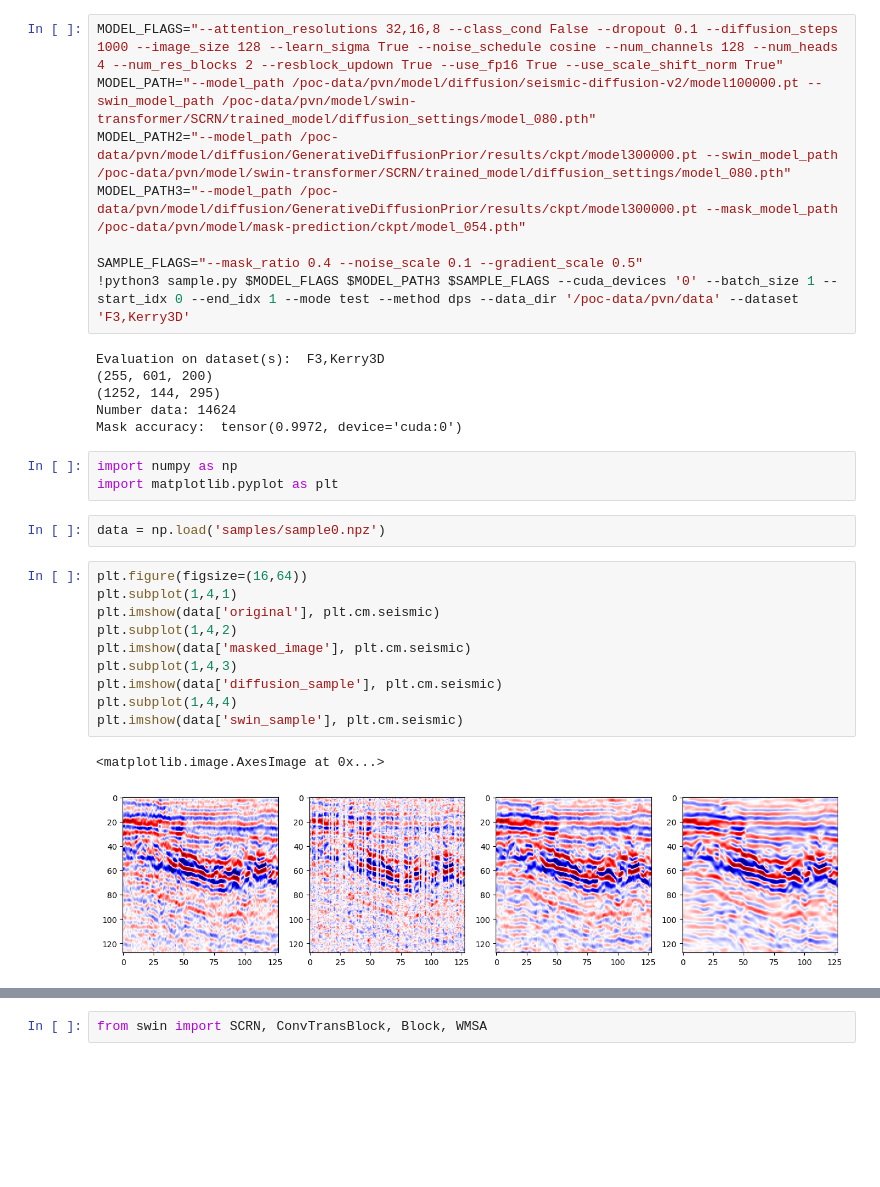
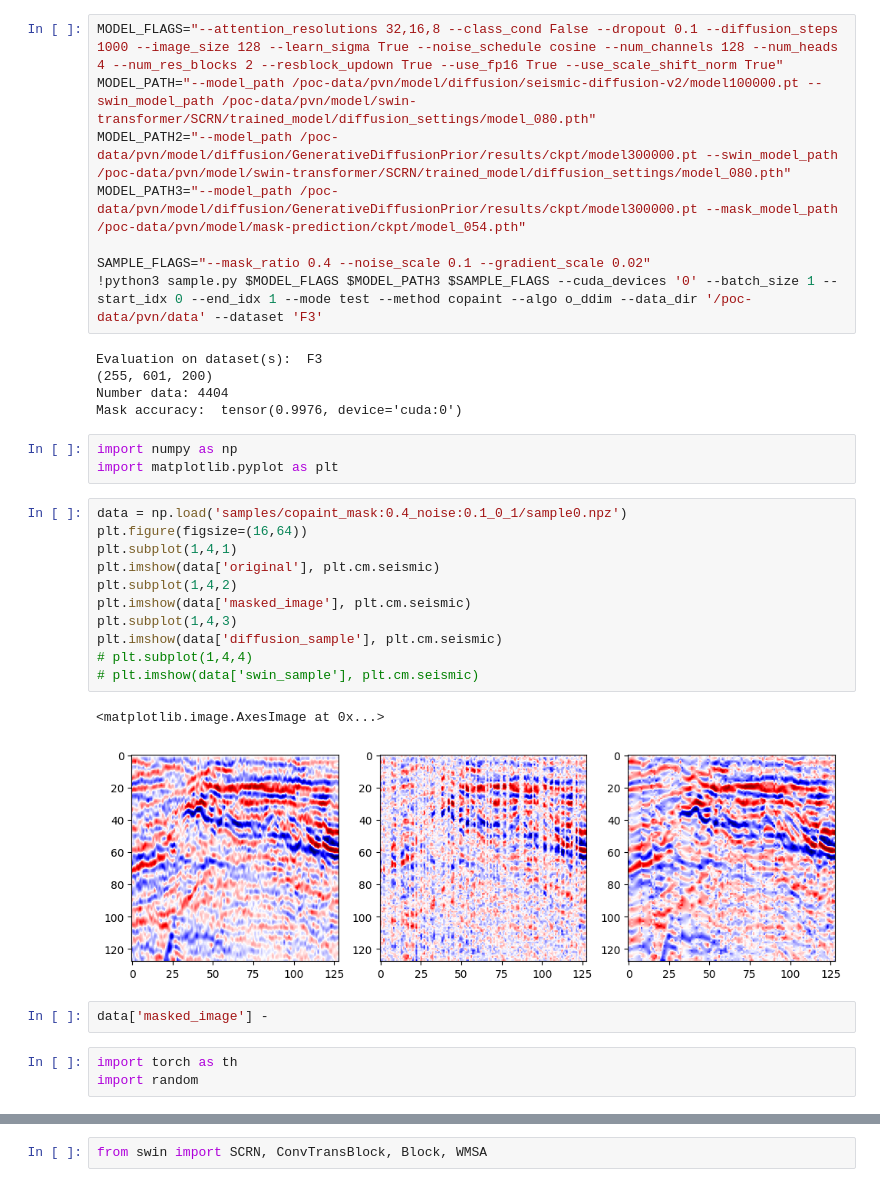
Before and after one commit to tungnthust/SeismicRDPS, a Jupyter notebook: sample.ipynb, the cells around one changed output, grey strips where cells are left out. Cells and saved outputs as stored; diff of their text form; blank space fills up the shorter version.

Commit message:
add method

```diff
--- a/sample.ipynb
+++ b/sample.ipynb
@@ -4,30 +4,33 @@ MODEL_PATH="--model_path /poc-data/pvn/model/diffusion/seismic-diffusion-v2/mode
 MODEL_PATH2="--model_path /poc-data/pvn/model/diffusion/GenerativeDiffusionPrior/results/ckpt/model300000.pt --swin_model_path /poc-data/pvn/model/swin-transformer/SCRN/trained_model/diffusion_settings/model_080.pth"
 MODEL_PATH3="--model_path /poc-data/pvn/model/diffusion/GenerativeDiffusionPrior/results/ckpt/model300000.pt --mask_model_path /poc-data/pvn/model/mask-prediction/ckpt/model_054.pth"
 
-SAMPLE_FLAGS="--mask_ratio 0.4 --noise_scale 0.1 --gradient_scale 0.5"
-!python3 sample.py $MODEL_FLAGS $MODEL_PATH3 $SAMPLE_FLAGS --cuda_devices '0' --batch_size 1 --start_idx 0 --end_idx 1 --mode test --method dps --data_dir '/poc-data/pvn/data' --dataset 'F3,Kerry3D'
+SAMPLE_FLAGS="--mask_ratio 0.4 --noise_scale 0.1 --gradient_scale 0.02"
+!python3 sample.py $MODEL_FLAGS $MODEL_PATH3 $SAMPLE_FLAGS --cuda_devices '0' --batch_size 1 --start_idx 0 --end_idx 1 --mode test --method copaint --algo o_ddim --data_dir '/poc-data/pvn/data' --dataset 'F3'
 # %% [output]
-Evaluation on dataset(s):  F3,Kerry3D
+Evaluation on dataset(s):  F3
 (255, 601, 200)
-(1252, 144, 295)
-Number data: 14624
-Mask accuracy:  tensor(0.9972, device='cuda:0')
+Number data: 4404
+Mask accuracy:  tensor(0.9976, device='cuda:0')
 # %%
 import numpy as np
 import matplotlib.pyplot as plt
-# %%
-data = np.load('samples/sample0.npz')
 # %%
+data = np.load('samples/copaint_mask:0.4_noise:0.1_0_1/sample0.npz')
 plt.figure(figsize=(16,64))
 plt.subplot(1,4,1)
 plt.imshow(data['original'], plt.cm.seismic)
 plt.subplot(1,4,2)
 plt.imshow(data['masked_image'], plt.cm.seismic)
 plt.subplot(1,4,3)
 plt.imshow(data['diffusion_sample'], plt.cm.seismic)
-plt.subplot(1,4,4)
-plt.imshow(data['swin_sample'], plt.cm.seismic)
+# plt.subplot(1,4,4)
+# plt.imshow(data['swin_sample'], plt.cm.seismic)
 # %% [output]
 <matplotlib.image.AxesImage at 0x...>
-[figure, old version]
+[figure, new version]
+# %%
+data['masked_image'] -
+# %%
+import torch as th
+import random
 # %%
```
Also changed, not shown: parts of 6 cells of this notebook, 6 other files.
